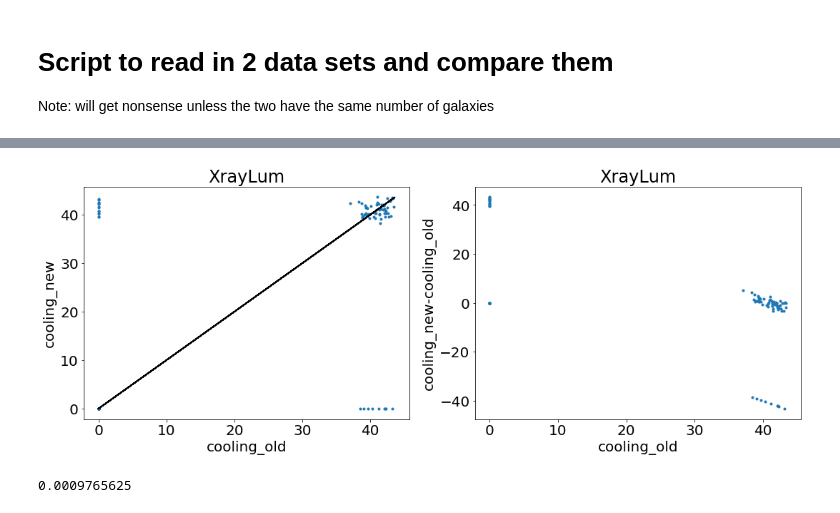
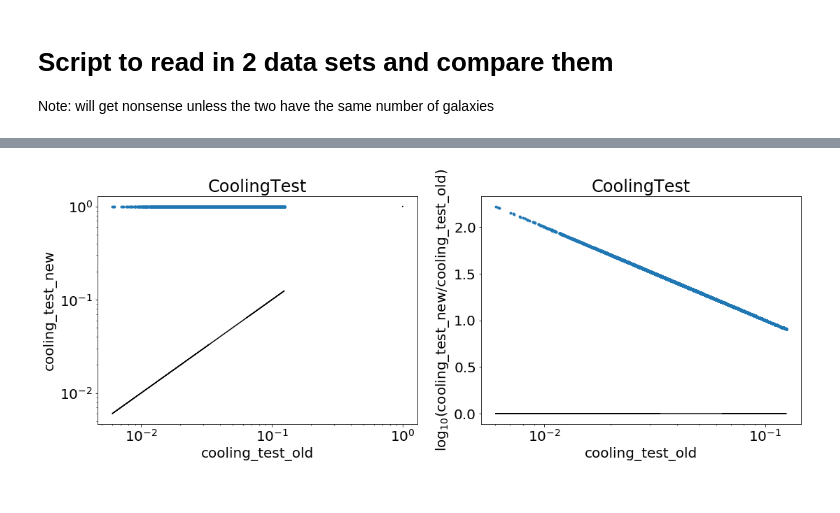
Before and after one commit to LGalaxiesPublicRelease/LGalaxies_PublicRepository, a Jupyter notebook: AuxCode/Python/HDF5/CompareCooling.ipynb, the cells around one changed output, grey strips where cells are left out. Saved outputs shown, nothing was run; the diff lists cells and outputs as text; code cells hidden in the pictures.

```diff
--- a/AuxCode/Python/HDF5/CompareCooling.ipynb
+++ b/AuxCode/Python/HDF5/CompareCooling.ipynb
@@ -13,23 +13,23 @@ matplotlib.rc('font',size=20)
 # %%
 # Parameters
 outputDir='../../../output/'
-dataSet1='cooling_old'
-dataSet2='cooling_new'
+dataSet1='cooling_test_old'
+dataSet2='cooling_test_new'
 filePrefix='SA_output_'
 filePostfix='.h5'
 snap='58'
 firstFile=40
 lastFile=40
-property='XrayLum'
-logplot=False
+#property='XrayLum'
+#logplot=False
 #property='StellarMass'
 #logplot=True
 #property='HotGas'
 #logplot=True
 #property='CoolingRate'
 #logplot=True
-#property='CoolingRate'
-#logplot=True
+property='CoolingTest'
+logplot=True
 central=True
 # %%
 # Read in first data set
@@ -43,6 +43,7 @@ for iFile in range(firstFile,lastFile+1):
 
 # Declare numpy arrays to hold the data
 Prop1=np.empty(nGal1)
+Mvir1=np.empty(nGal1)
 if central: Type1=np.empty(nGal1)
 
 # Now read in the data
@@ -52,12 +53,14 @@ for iFile in range(firstFile,lastFile+1):
     with h5py.File(dataDir+filePrefix+'%i'%iFile+filePostfix,'r') as f:
         nGalFile=len(f[snap])
         Prop1[iGal:iGal+nGalFile]=f[snap][property]
+        Mvir1[iGal:iGal+nGalFile]=f[snap]['Mvir']
         Type1[iGal:iGal+nGalFile]=f[snap]['Type']
         iGal+=nGalFile
 
 # Keep only centrals, if requested
 if central:
     Prop1=Prop1[np.where(Type1==0)]
+    Mvir1=Mvir1[np.where(Type1==0)]
     nGal1=Prop1.size
 print('nGal1=',nGal1)
 
@@ -72,6 +75,7 @@ for iFile in range(firstFile,lastFile+1):
 
 # Declare numpy arrays to hold the data
 Prop2=np.empty(nGal2)
+Mvir2=np.empty(nGal2)
 if central: Type2=np.empty(nGal2)
 
 # Now read in the data
@@ -81,12 +85,14 @@ for iFile in range(firstFile,lastFile+1):
     with h5py.File(dataDir+filePrefix+'%i'%iFile+filePostfix,'r') as f:
         nGalFile=len(f[snap])
         Prop2[iGal:iGal+nGalFile]=f[snap][property]
+        Mvir2[iGal:iGal+nGalFile]=f[snap]['Mvir']
         Type2[iGal:iGal+nGalFile]=f[snap]['Type']
         iGal+=nGalFile
 
 # Keep only centrals, if requested
 if central:
     Prop2=Prop2[np.where(Type2==0)]
+    Mvir2=Mvir2[np.where(Type2==0)]
     nGal2=Prop2.size
 print('nGal2=',nGal2)
 # %% [output]
@@ -104,29 +108,32 @@ Warning nGal1 != nGal2, so only some of the following galaxies match up
+# %%
+# Fudge for CoolingTest
+BaryonFrac=0.155
+if property=='CoolingTest':
+    Prop1=Prop1/(BaryonFrac*Mvir1)
+    Prop2=Prop2/(BaryonFrac*Mvir2)
 # %%
 # Plot the two properties agains one another (only really makes sense if galaxy numbers are equal)
 plt.figure(0,figsize=(18,6))
 plt.subplot(1,2,1)
 if logplot:
     plt.loglog(Prop1,Prop2,'.')
 else:
     plt.plot(Prop1,Prop2,'.')
 plt.plot(Prop1,Prop1,'k-')
 plt.plot(Prop2,Prop2,'k-')
 plt.xlabel(dataSet1)
 plt.ylabel(dataSet2)
 plt.title(property)
 plt.subplot(1,2,2)
 if logplot:
-    plt.semilogx(Prop1,Prop2-Prop1,'.')
+    plt.semilogx(Prop1,np.log10(Prop2/Prop1),'.')
+    plt.ylabel(r'$\log_{10}($'+dataSet2+'/'+dataSet1+'$)$')
 else:
     plt.plot(Prop1,Prop2-Prop1,'.')
-    plt.ylabel(dataSet2+'/'+dataSet1)
+    plt.ylabel(dataSet2+'-'+dataSet1)
+plt.plot(Prop1,0.*Prop1,'k-')
 plt.xlabel(dataSet1)
-plt.ylabel(dataSet2+'-'+dataSet1)
 plt.title(property)
 plt.savefig('figs/'+property+'.png',bbox_inches='tight')
 # %% [output]
-[figure, old version]
+[figure, new version]
-# %%
-max(Prop1-Prop2)
-# %% [output]
-0.0009765625
```
Also changed, not shown: parts of 3 cells of this notebook, 12 other files.
